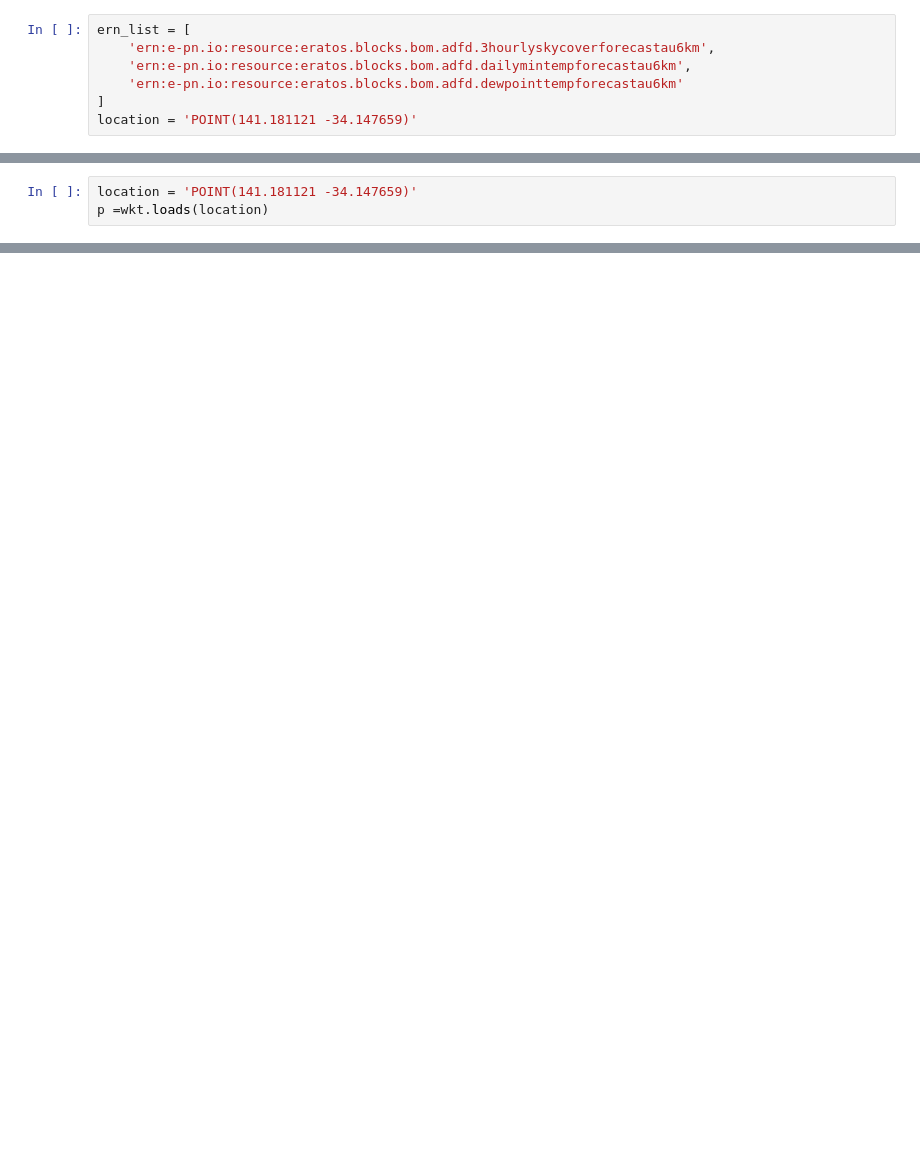
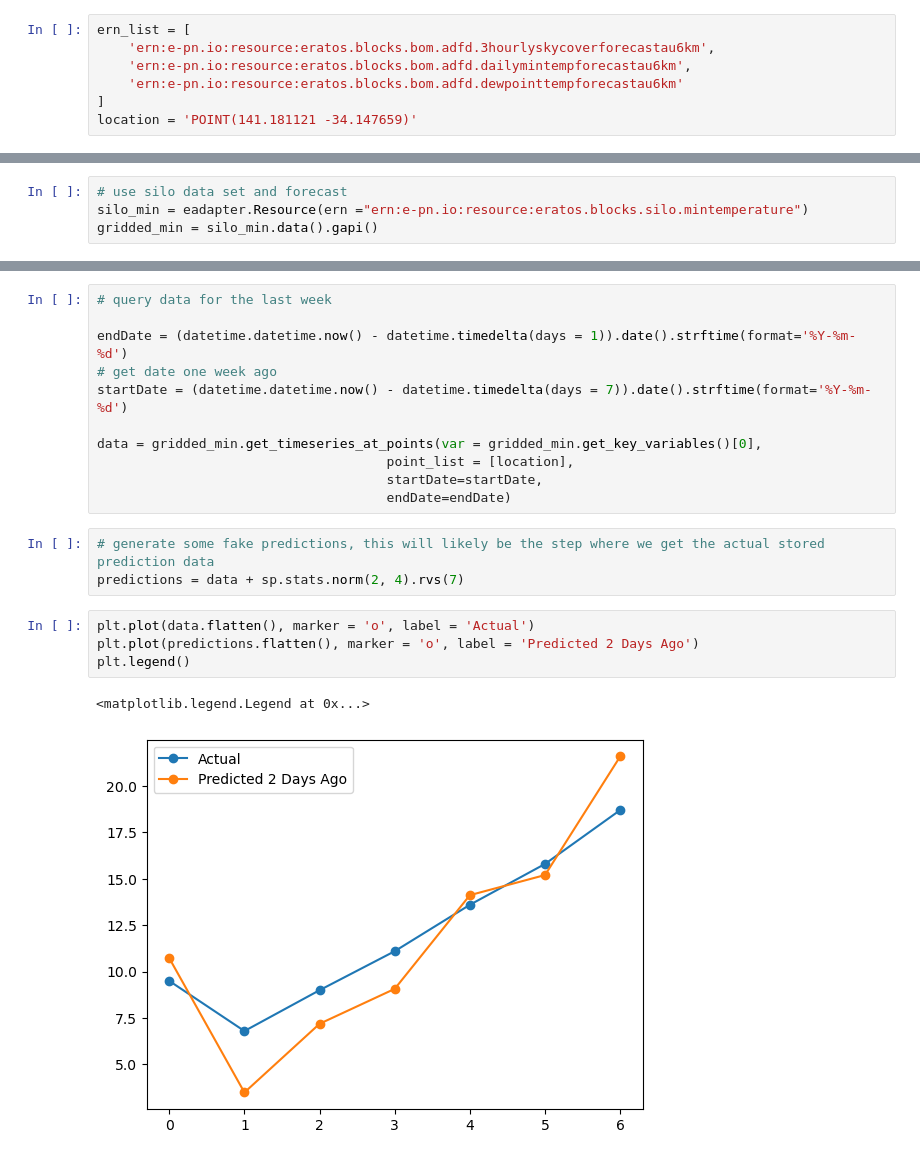
Before and after one commit to Quinten-Wolf/O-lab_2, a Jupyter notebook: teststuff.ipynb, the cells around one changed output, grey strips where cells are left out. Cells and saved outputs as stored; diff of their text form; blank space fills up the shorter version.

Commit message:
made fake data

```diff
--- a/teststuff.ipynb
+++ b/teststuff.ipynb
@@ -121,3 +101,0 @@ cloud_cover_data.get_key_variables()
-# %%
-location = 'POINT(141.181121 -34.147659)'
-p =wkt.loads(location)
@@ -125,0 +106,4 @@ cloud_cover_data.get_point_slices('Sky_SFC', )
+# %%
+# use silo data set and forecast
+silo_min = eadapter.Resource(ern ="ern:e-pn.io:resource:eratos.blocks.silo.mintemperature")
+gridded_min = silo_min.data().gapi()
@@ -125,0 +154,21 @@ cloud_cover_data.get_point_slices('Sky_SFC', )
+# %%
+# query data for the last week
+
+endDate = (datetime.datetime.now() - datetime.timedelta(days = 1)).date().strftime(format='%Y-%m-%d')
+# get date one week ago
+startDate = (datetime.datetime.now() - datetime.timedelta(days = 7)).date().strftime(format='%Y-%m-%d')
+
+data = gridded_min.get_timeseries_at_points(var = gridded_min.get_key_variables()[0],
+                                     point_list = [location],
+                                     startDate=startDate,
+                                     endDate=endDate)
+# %%
+# generate some fake predictions, this will likely be the step where we get the actual stored prediction data
+predictions = data + sp.stats.norm(2, 4).rvs(7)
+# %%
+plt.plot(data.flatten(), marker = 'o', label = 'Actual')
+plt.plot(predictions.flatten(), marker = 'o', label = 'Predicted 2 Days Ago')
+plt.legend()
+# %% [output]
+<matplotlib.legend.Legend at 0x...>
+[figure, added]
```
Also changed, not shown: parts of 14 cells of this notebook, 1 other file.
